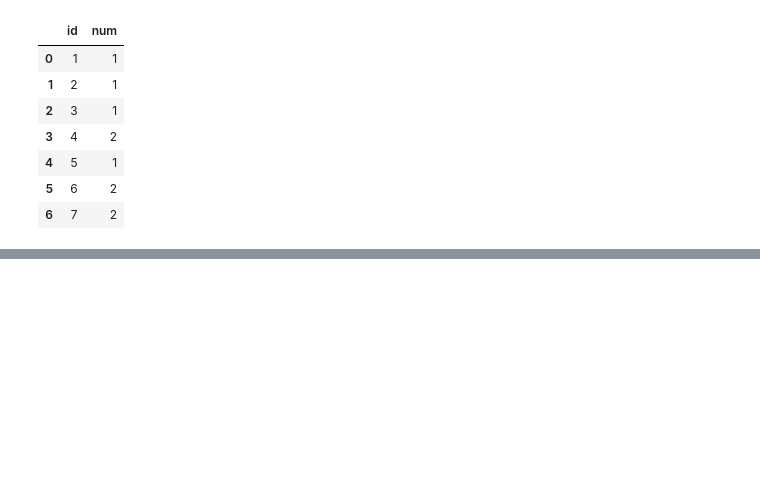
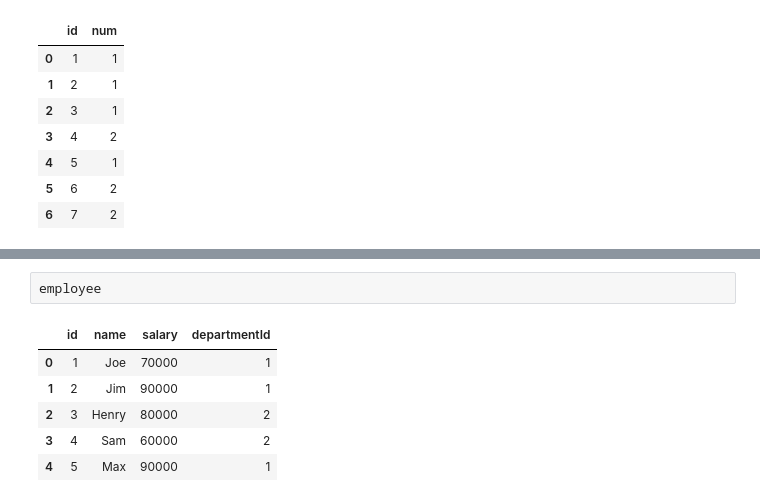
Before and after one commit to Praldmur/Tasks, a Jupyter notebook: LeetCode_Med.ipynb, the cells around one changed output, grey strips where cells are left out. Cells and saved outputs as stored; diff of their text form; blank space fills up the shorter version.

```diff
--- a/LeetCode_Med.ipynb
+++ b/LeetCode_Med.ipynb
@@ -214,0 +224,9 @@ result_df[['ConsecutiveNums']].drop_duplicates()
+# %%
+employee
+# %% [output]
+|  | id | name | salary | departmentId |
+| 0 | 1 | Joe | 70000 | 1 |
+| 1 | 2 | Jim | 90000 | 1 |
+| 2 | 3 | Henry | 80000 | 2 |
+| 3 | 4 | Sam | 60000 | 2 |
+| 4 | 5 | Max | 90000 | 1 |
```
Also changed, not shown: parts of 12 cells of this notebook.
